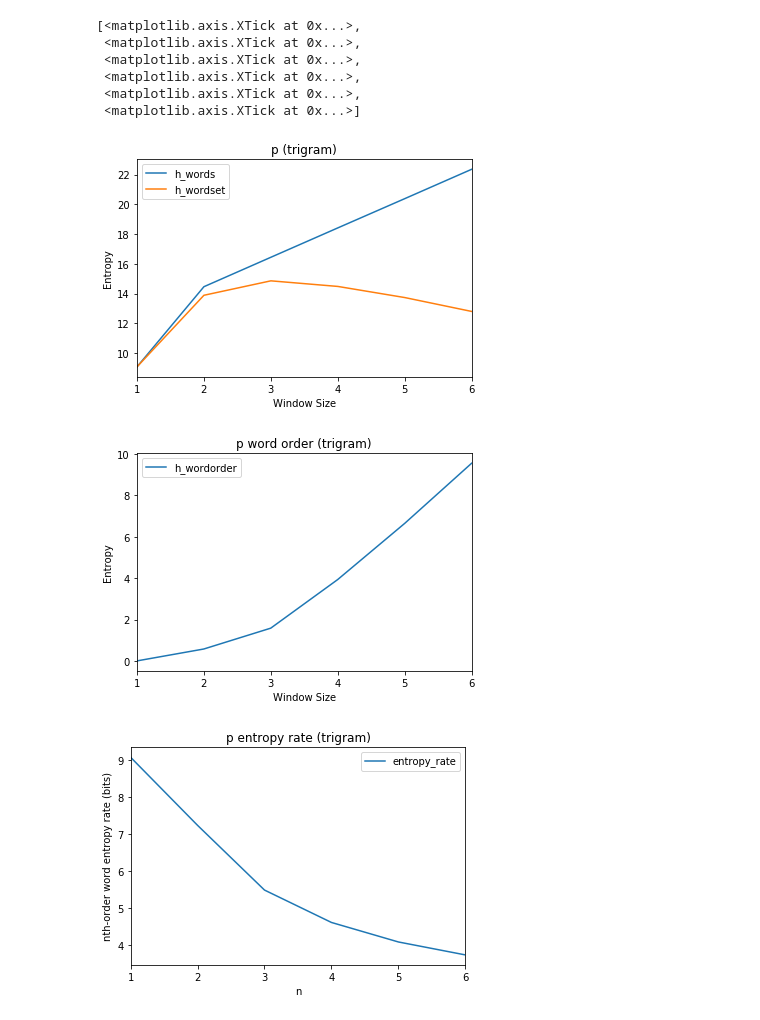
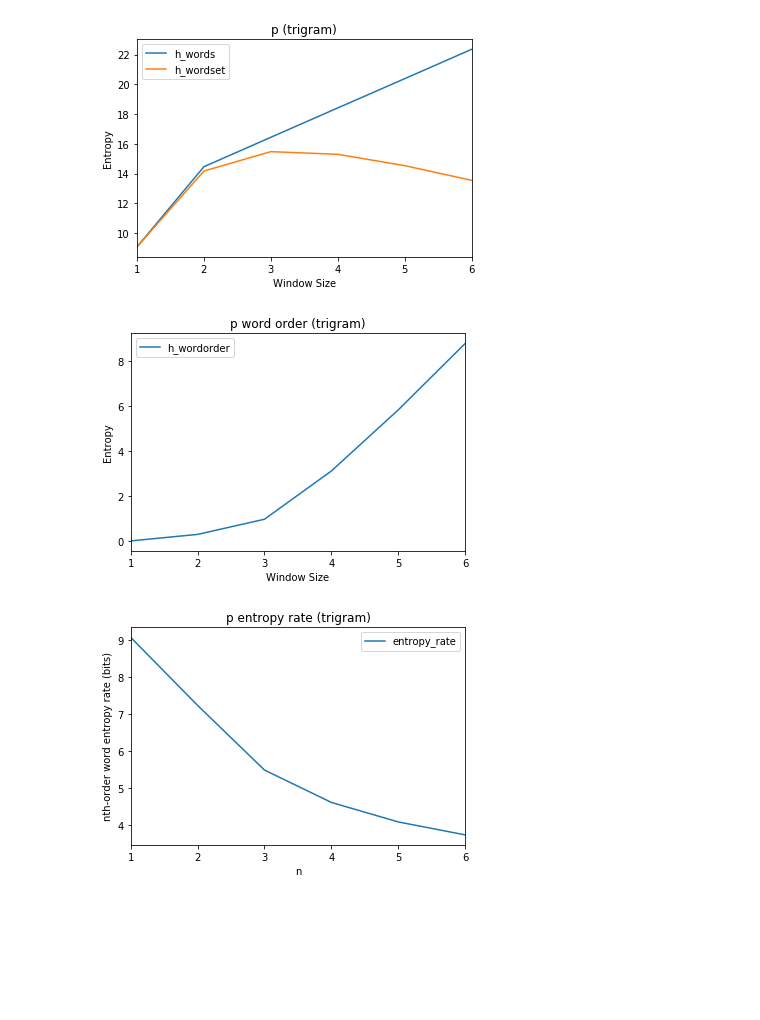
Before and after one commit to savoy1211/lsci199, a Jupyter notebook: lsci199/plot_3grams.ipynb, the cells around one changed output. Drawn from its saved outputs; the diff is of its cells as text; code cells hidden in the pictures; blank space fills up the shorter version.

```diff
--- a/lsci199/plot_3grams.ipynb
+++ b/lsci199/plot_3grams.ipynb
@@ -7,23 +5,16 @@ text = 'p'
+# %%
+text = 'p'
+file = "NEW_3gram_alpha1_windows1to6_"+text
+# file = "NEW_3gram_alpha0_windows1to6_"+text
 # %%
-file = "NEW_3gram_alpha9_windows1to6_"+text
 df = pd.read_csv(file, index_col=0, parse_dates=True)
-# df2 = pd.DataFrame()
-# df2['window_size'] = [1,2,3,4,5]
-# df2['h_words'] = [16.436745,18.408614,20.370098,22.337245,24.306705]
-# df2['h_wordset']= [16.369882,18.340709,20.284182,22.218693,24.150340]
 df['window_size'] = [1,2,3,4,5,6]
 ax = df.plot(x="window_size", y=["h_words", "h_wordset"], title=text+" (trigram)")
 ax.set(xlabel="Window Size", ylabel="Entropy")
 ax.set_xticks(range(1,7,1))
-# plt.show()
+plt.show()
 # %% [output]
-[<matplotlib.axis.XTick at 0x...>,
- <matplotlib.axis.XTick at 0x...>,
- <matplotlib.axis.XTick at 0x...>,
- <matplotlib.axis.XTick at 0x...>,
- <matplotlib.axis.XTick at 0x...>,
- <matplotlib.axis.XTick at 0x...>]
-[figure, old version]
+[figure, new version]
 # %%
 # df['h_wordorder'] = df['h_words'] - df['h_wordset']
 # ax = df.plot(x="window_size", y=['h_wordorder'], title=text+" word order (trigram)")
@@ -37,7 +28,7 @@ ax.set(xlabel="Window Size", ylabel="Entropy")
 ax.set_xticks(range(1,7,1))
 plt.show()
 # %% [output]
-[figure, old version]
+[figure, new version]
 # %%
 # df['entropy_rate'] = df['h_words'] / df['window_size']
 # ax = df.plot(x="window_size", y=['entropy_rate'], title=text+" entropy rate (trigram)")
```
Also changed, not shown: parts of 2 cells of this notebook, 10 other files.
